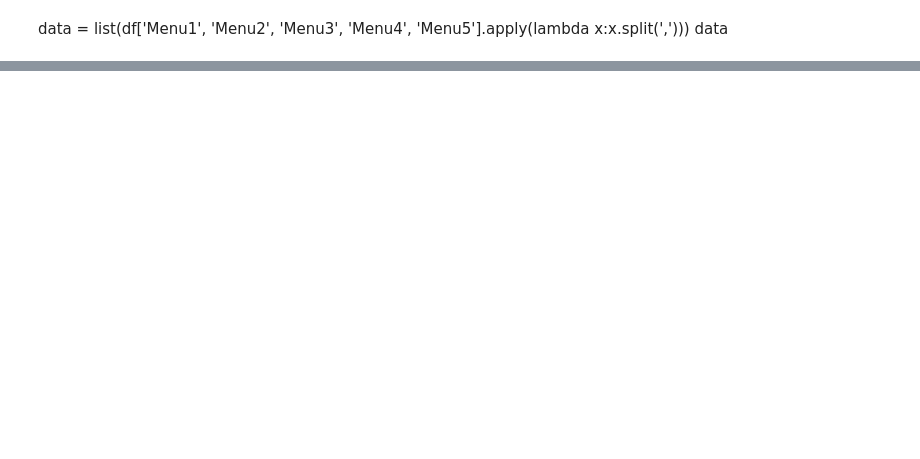
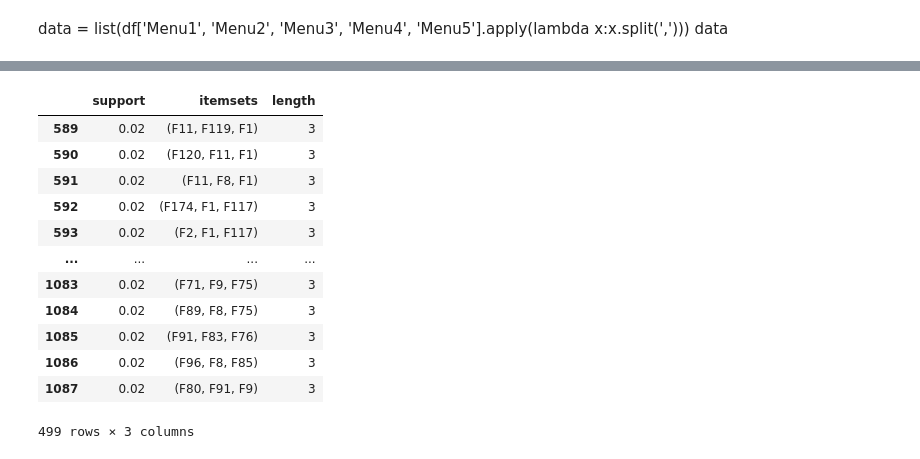
Before and after one commit to kwanjira16254200/pandas, a Jupyter notebook: Untitled3.ipynb, the cells around one changed output, grey strips where cells are left out. Saved outputs shown, nothing was run; the diff lists cells and outputs as text; code cells hidden in the pictures; blank space fills up the shorter version.

```diff
--- a/Untitled3.ipynb
+++ b/Untitled3.ipynb
@@ -104 +179,17 @@ df1[(df1['length']==2)]
 475 rows × 3 columns
+# %%
+df1[(df1['length']==3)]
+# %% [output]
+|  | support | itemsets | length |
+| 589 | 0.02 | (F11, F119, F1) | 3 |
+| 590 | 0.02 | (F120, F11, F1) | 3 |
+| 591 | 0.02 | (F11, F8, F1) | 3 |
+| 592 | 0.02 | (F174, F1, F117) | 3 |
+| 593 | 0.02 | (F2, F1, F117) | 3 |
+| ... | ... | ... | ... |
+| 1083 | 0.02 | (F71, F9, F75) | 3 |
+| 1084 | 0.02 | (F89, F8, F75) | 3 |
+| 1085 | 0.02 | (F91, F83, F76) | 3 |
+| 1086 | 0.02 | (F96, F8, F85) | 3 |
+| 1087 | 0.02 | (F80, F91, F9) | 3 |
+499 rows × 3 columns
```
Also changed, not shown: parts of 13 cells of this notebook.
